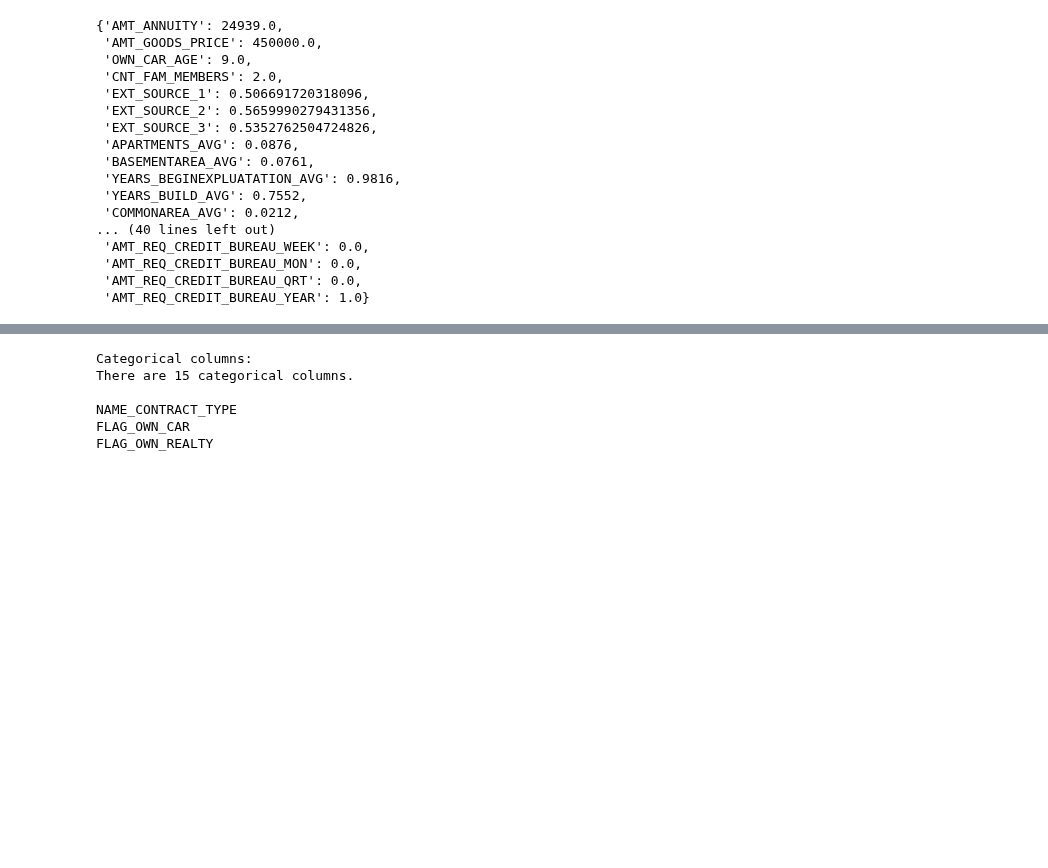
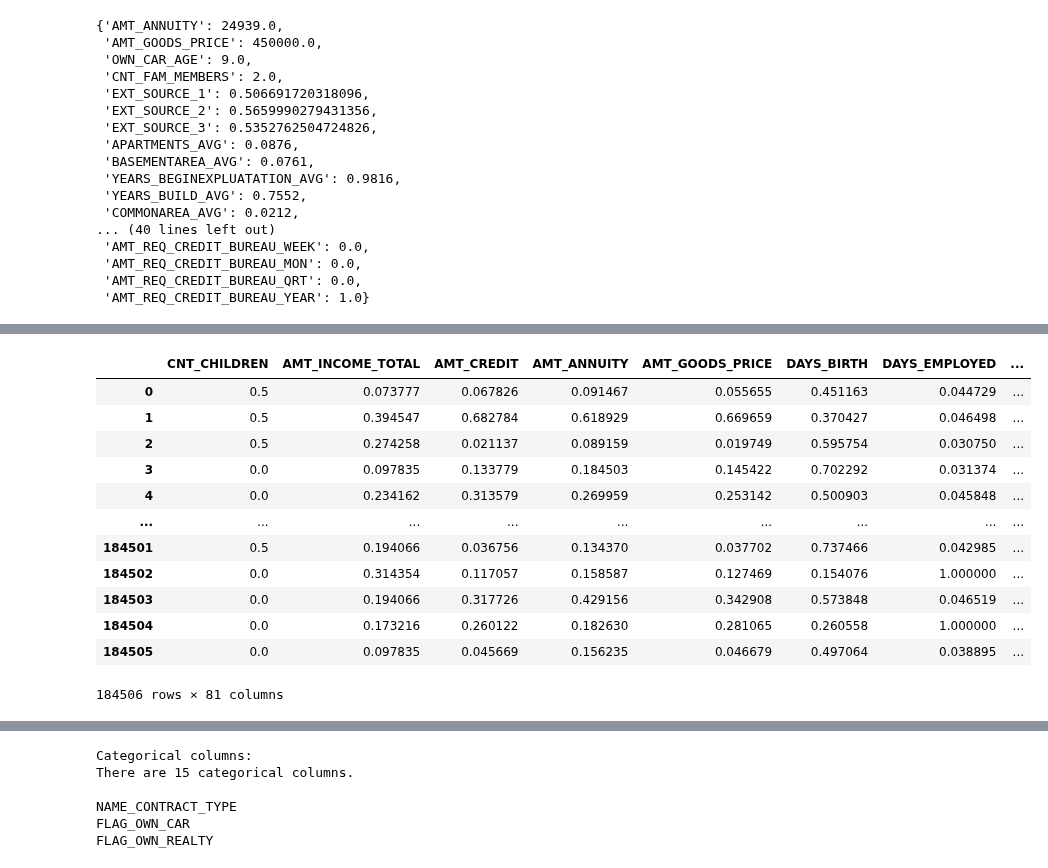
Before and after one commit to DhruvAwasthi/AI511_HOMELOAN_2022, a Jupyter notebook: notebooks/2022_10_20_iter_3_exploratory_data_analysis.ipynb, the cells around one changed output, grey strips where cells are left out. Saved outputs shown, nothing was run; the diff lists cells and outputs as text; code cells hidden in the pictures; blank space fills up the shorter version.

```diff
--- a/notebooks/2022_10_20_iter_3_exploratory_data_analysis.ipynb
+++ b/notebooks/2022_10_20_iter_3_exploratory_data_analysis.ipynb
@@ -119,6 +123,9 @@ def calculate_iqr_range(
     return iqr_range, lower_bound, upper_bound
 # %%
 for column in list(df.select_dtypes(exclude=["object"]).columns):
+    if column == "TARGET":
+        continue
+
     iqr_range, lower_bound, upper_bound = calculate_iqr_range(
         df[column],
     )
@@ -330,0 +389,16 @@ for column_name, replace_with_value in replacing_criteria_for_num_features.items
+# %%
+scaled_df
+# %% [output]
+|  | CNT_CHILDREN | AMT_INCOME_TOTAL | AMT_CREDIT | AMT_ANNUITY | AMT_GOODS_PRICE | DAYS_BIRTH | DAYS_EMPLOYED | ... |
+| 0 | 0.5 | 0.073777 | 0.067826 | 0.091467 | 0.055655 | 0.451163 | 0.044729 | ... |
+| 1 | 0.5 | 0.394547 | 0.682784 | 0.618929 | 0.669659 | 0.370427 | 0.046498 | ... |
+| 2 | 0.5 | 0.274258 | 0.021137 | 0.089159 | 0.019749 | 0.595754 | 0.030750 | ... |
+| 3 | 0.0 | 0.097835 | 0.133779 | 0.184503 | 0.145422 | 0.702292 | 0.031374 | ... |
+| 4 | 0.0 | 0.234162 | 0.313579 | 0.269959 | 0.253142 | 0.500903 | 0.045848 | ... |
+| ... | ... | ... | ... | ... | ... | ... | ... | ... |
+| 184501 | 0.5 | 0.194066 | 0.036756 | 0.134370 | 0.037702 | 0.737466 | 0.042985 | ... |
+| 184502 | 0.0 | 0.314354 | 0.117057 | 0.158587 | 0.127469 | 0.154076 | 1.000000 | ... |
+| 184503 | 0.0 | 0.194066 | 0.317726 | 0.429156 | 0.342908 | 0.573848 | 0.046519 | ... |
+| 184504 | 0.0 | 0.173216 | 0.260122 | 0.182630 | 0.281065 | 0.260558 | 1.000000 | ... |
+| 184505 | 0.0 | 0.097835 | 0.045669 | 0.156235 | 0.046679 | 0.497064 | 0.038895 | ... |
+184506 rows × 81 columns
```
Also changed, not shown: parts of 19 cells of this notebook, 7 other files.
